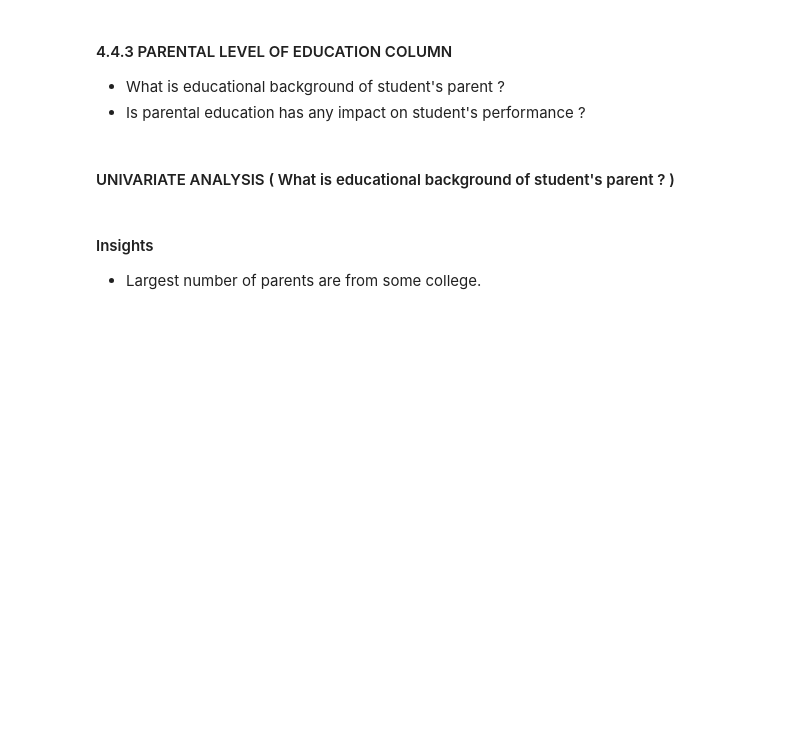
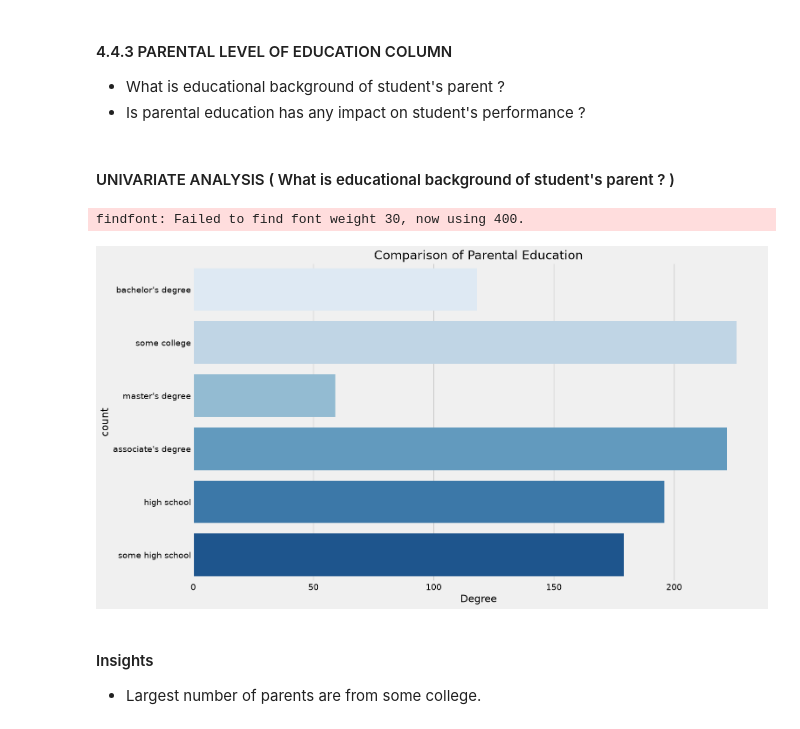
Before and after one commit to armanjamwal0/mlproject, a Jupyter notebook: notebook/1 . EDA STUDENT PERFORMANCE .ipynb, the cells around one changed output. Saved outputs shown, nothing was run; the diff lists cells and outputs as text; code cells hidden in the pictures; blank space fills up the shorter version.

```diff
--- a/notebook/1 . EDA STUDENT PERFORMANCE .ipynb
+++ b/notebook/1 . EDA STUDENT PERFORMANCE .ipynb
@@ -538,11 +574,14 @@ for container in ax[2].containers:
 # %%
 plt.rcParams['figure.figsize'] = (15, 9)
 plt.style.use('fivethirtyeight')
-sns.countplot(df['parental level of education'], palette = 'Blues')
+sns.countplot(df['parental_level_of_education'], palette = 'Blues')
 plt.title('Comparison of Parental Education', fontweight = 30, fontsize = 20)
 plt.xlabel('Degree')
 plt.ylabel('count')
 plt.show()
+# %% [output]
+findfont: Failed to find font weight 30, now using 400.
+[figure, added]
 # %% [markdown]
 #### Insights
 - Largest number of parents are from some college.
```
Also changed, not shown: parts of 11 cells of this notebook, 11 other files.
